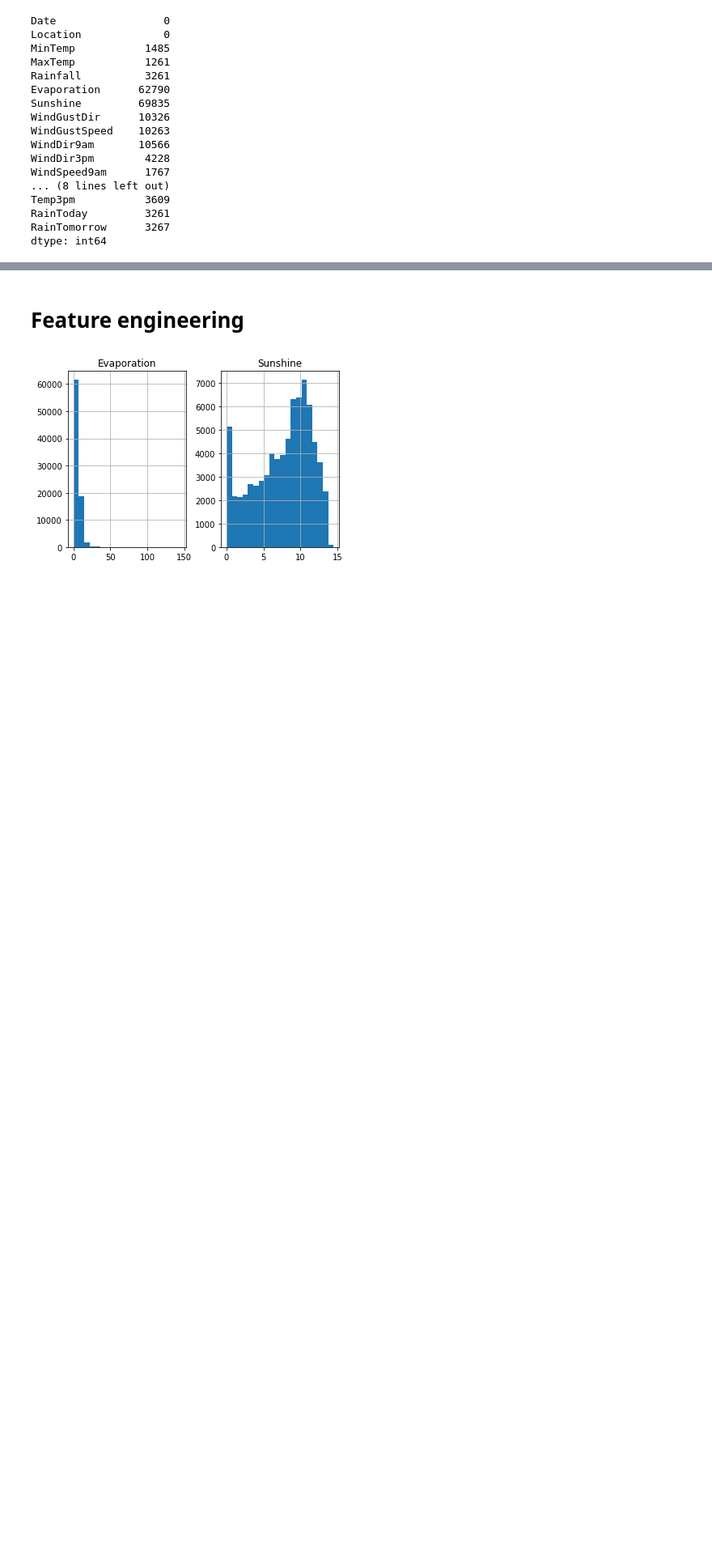
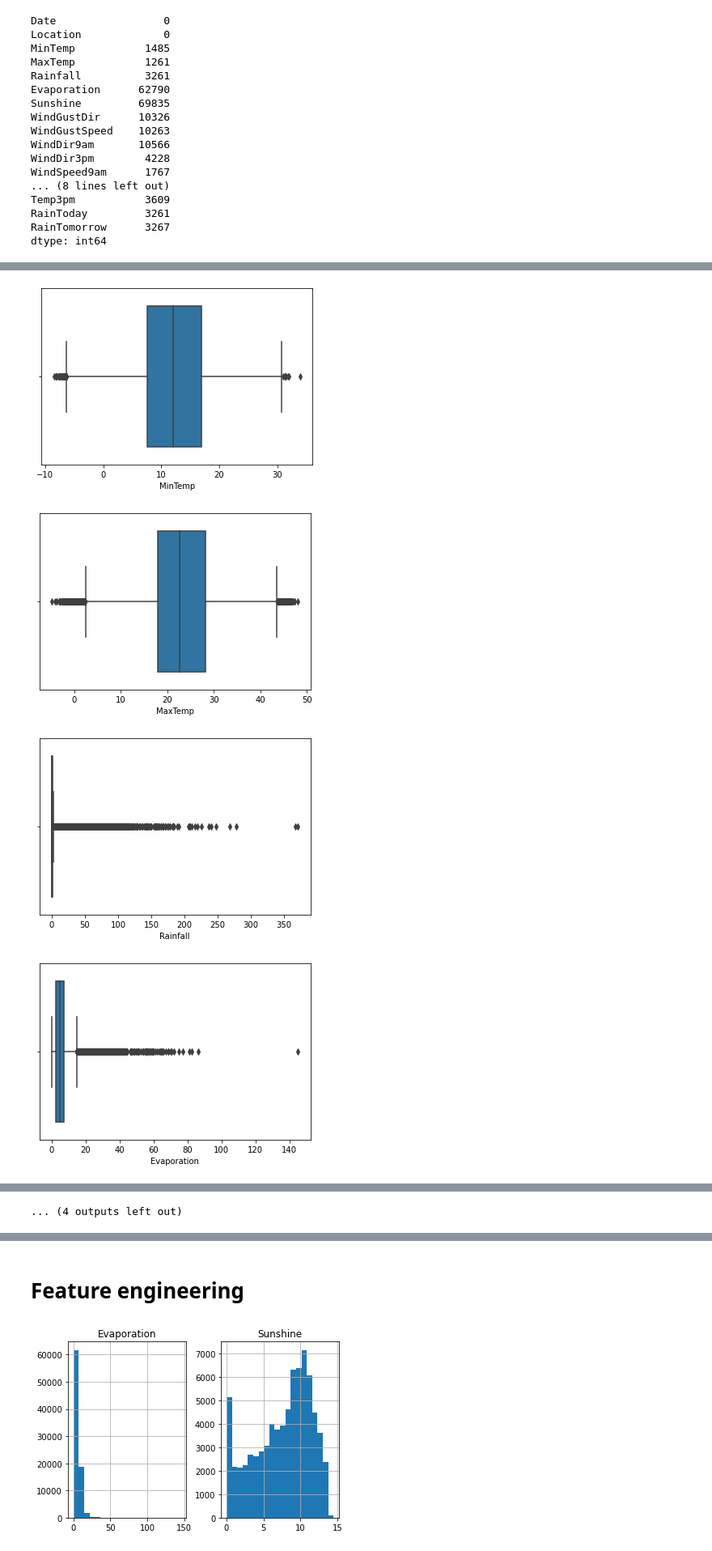
Before and after one commit to NochnoyRitzar/Australia-Rain-Prediction, a Jupyter notebook: Strategy_3.ipynb, the cells around one changed output, grey strips where cells are left out. Shown: that part at 81% size. Cells and saved outputs as stored; diff of their text form; code cells hidden in the pictures; blank space fills up the shorter version.

```diff
--- a/Strategy_3.ipynb
+++ b/Strategy_3.ipynb
@@ -64,0 +108,10 @@ dtype: int64
+# %%
+#Checking boxplots for columns with outliers
+for col in df.select_dtypes(include="float64").columns:
+    sns.boxplot(x=df[col])
+    plt.show()
+# %% [output]
+[figure, added]
+[figure, added]
+[figure, added]
+[figure, added]
@@ -64,0 +126 @@ dtype: int64
+... (4 outputs left out)
```
Also changed, not shown: parts of 32 cells of this notebook.
